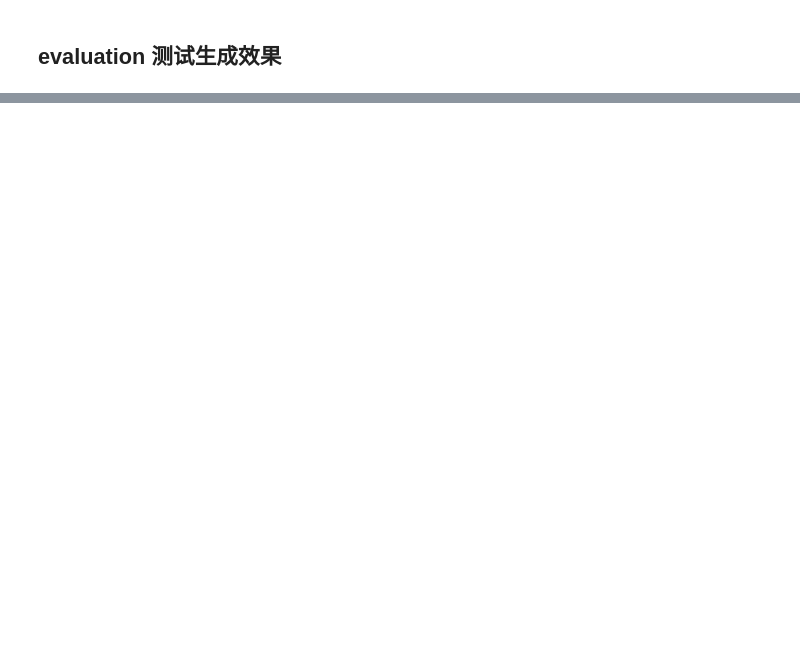
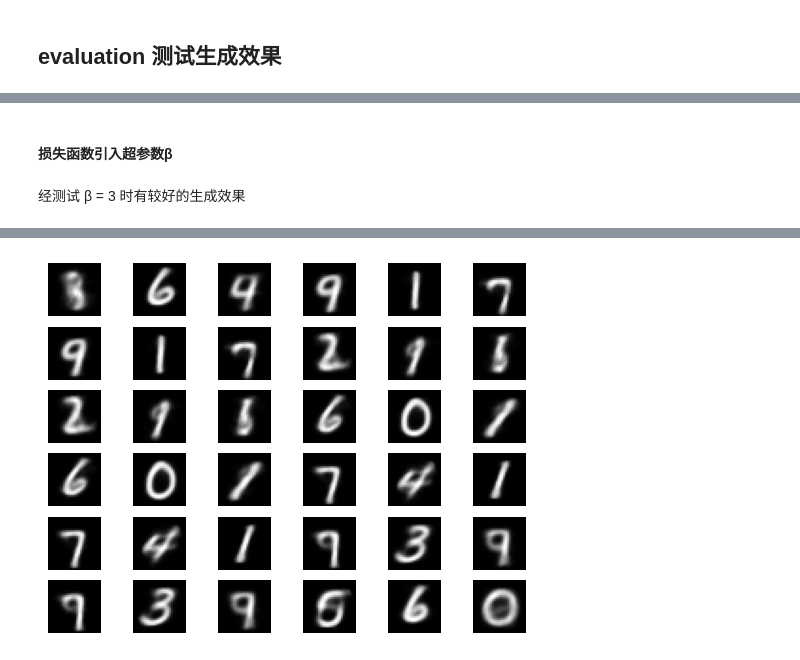
Before and after one commit to kyrielw24/Machine_Learning, a Jupyter notebook: Final_Task/VAE.ipynb, the cells around one changed output, grey strips where cells are left out. Drawn from its saved outputs; the diff is of its cells as text; code cells hidden in the pictures; blank space fills up the shorter version.

```diff
--- a/Final_Task/VAE.ipynb
+++ b/Final_Task/VAE.ipynb
@@ -509,7 +565,7 @@ class CVAE(nn.Module):
 # %%
 cvae = CVAE(feature_size=784, class_size=10, latent_size=20)
 optimizer = torch.optim.Adam(cvae.parameters(), lr=1e-3)
-result_dir = 'D:\\PycharmProjects\\pyProject\\NKU_ML\\VAEResult\\CVAE'
+result_dir = '.\\VAEResult\\CVAE'
 
 train_loss = []
 epoches = 40
@@ -610,0 +676,2 @@ plt.show()
+# %% [markdown]
+#### 损失函数引入超参数β
@@ -610,0 +700,59 @@ plt.show()
+# %%
+test_z = torch.randn((batch_size, 20)).to(device)
+# %% [markdown]
+经测试 β = 3 时有较好的生成效果
+# %%
+# 训练模型参数
+learning_rate = 1e-3  # 学习率
+epoches = 10  # 迭代次数
+
+# 实例化模型
+beta_vae = VariationalAutoEncoder_Conv()
+beta_vae.to(device)
+beta_model = beta_vae
+
+#超参数
+beta = 3
+
+# 创建优化器
+beta_optimizer = torch.optim.Adam(beta_model.parameters(), lr=learning_rate)
+
+train_loss = []  # 保存每个epoch的训练误差
+result_dir = '.\\VAEResult\\bata-VAE'  # 保存生成图片的目录
+x_concatD = torch.empty((128, 1, 28, 56))
+
+for epoch in range(epoches):
+    batch_loss = []
+    for i, (x, y) in enumerate(dataIter):
+        x = x.to(device)  # gpu训练
+
+
+        mean, log_var, gen_x = beta_model(x)
+        loss = beta_vae_loss_mse(x, gen_x, mean, log_var, beta)
+        batch_loss.append(loss.item())
+
+        # 反向传播和优化
+        beta_optimizer.zero_grad()  # 每一次循环之前，将梯度清零
+        loss.backward()  # 反向传播
+        beta_optimizer.step()  # 梯度下降
+
+        # 保存 各个epoch下 VAE的生成效果图
+        if i == 0:
+            x_concatD = torch.cat([x.view(-1, 1, 28, 28), gen_x.view(-1, 1, 28, 28)], dim=3)
+    # 输出epoch信息
+    train_loss.append(np.sum(batch_loss) / number)
+    print("epoch[{}/{}] | loss:{}"
+          .format(epoch + 1, epoches, train_loss[epoch]))
+
+logits = beta_model.decode(test_z)  # 仅通过解码器生成图片
+x_hat = torch.sigmoid(logits)  # 转换为像素范围
+x_hat = x_hat.view(128, 28, 28).detach().cpu().numpy() * 255.
+
+# 展示图片
+_, axes = plt.subplots(6, 6)
+for i in range(6):
+    for j in range(6):
+        axes[i][j].axis('off')
+        axes[i][j].imshow(x_hat[i * 3 + j], cmap='gray')
+plt.show()
+# %% [output]
@@ -610,0 +769 @@ plt.show()
+[figure, added]
```
Also changed, not shown: parts of 45 cells of this notebook, 3 other files.
